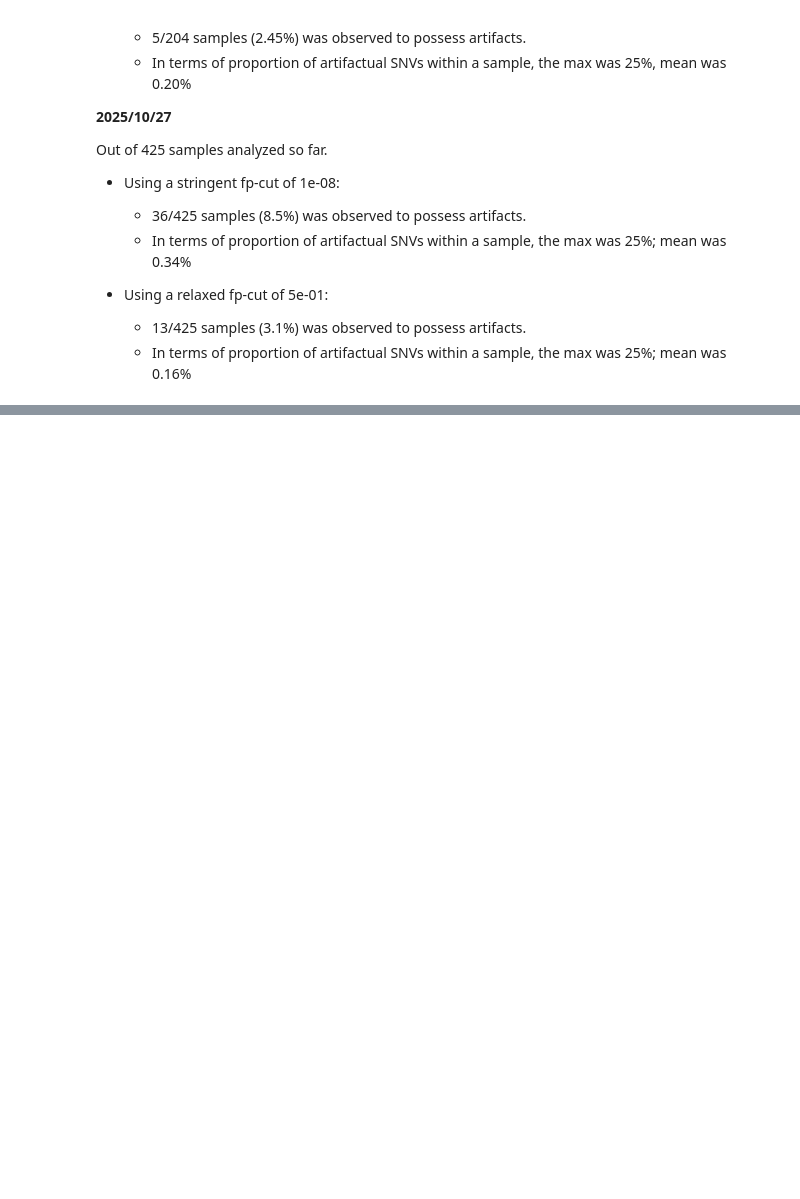
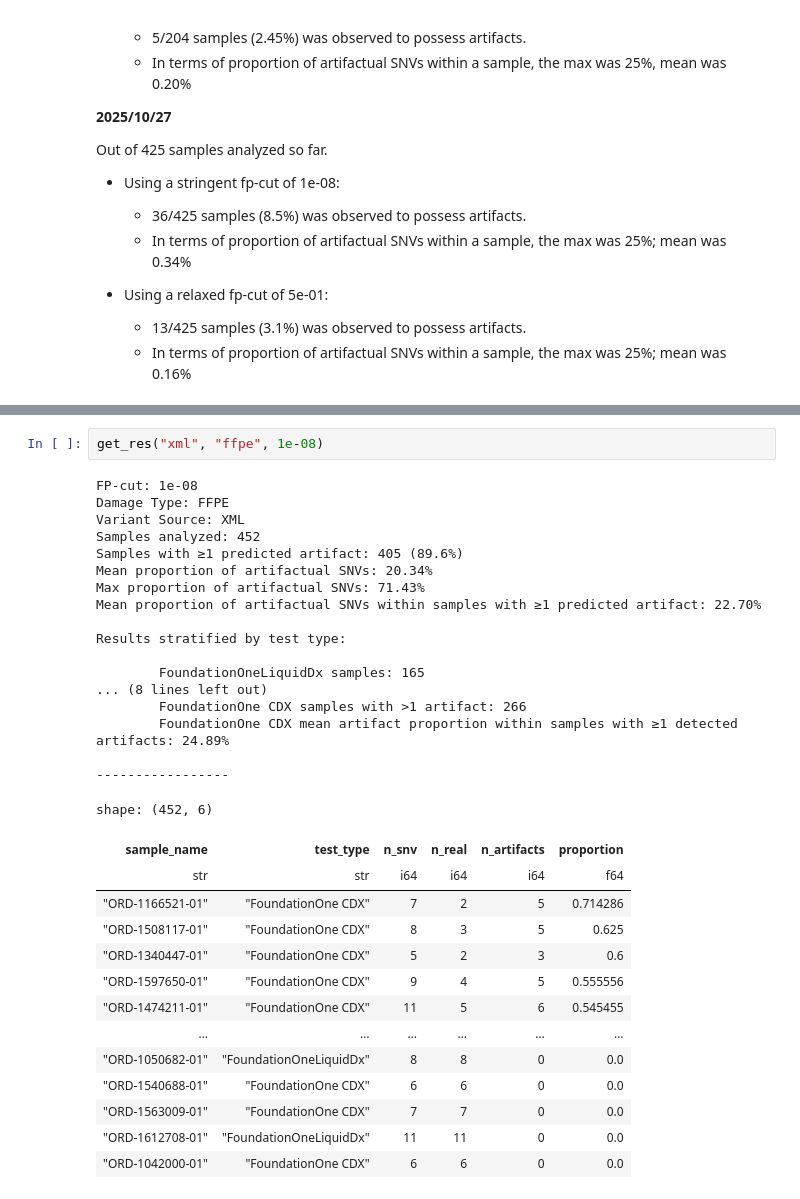
Before and after one commit to MoyukhShabon/fm-arti-stats, a Jupyter notebook: analysis/proportion.ipynb, the cells around one changed output, grey strips where cells are left out. Cells and saved outputs as stored; diff of their text form; blank space fills up the shorter version.

```diff
--- a/analysis/proportion.ipynb
+++ b/analysis/proportion.ipynb
@@ -311,0 +350,34 @@ Out of 425 samples analyzed so far.
+# %%
+get_res("xml", "ffpe", 1e-08)
+# %% [output]
+FP-cut: 1e-08
+Damage Type: FFPE
+Variant Source: XML
+Samples analyzed: 452
+Samples with ≥1 predicted artifact: 405 (89.6%)
+Mean proportion of artifactual SNVs: 20.34%
+Max proportion of artifactual SNVs: 71.43%
+Mean proportion of artifactual SNVs within samples with ≥1 predicted artifact: 22.70%
+
+Results stratified by test type:
+
+        FoundationOneLiquidDx samples: 165
+... (8 lines left out)
+        FoundationOne CDX samples with >1 artifact: 266
+        FoundationOne CDX mean artifact proportion within samples with ≥1 detected artifacts: 24.89%
+
+-----------------
+shape: (452, 6)
+| sample_name | test_type | n_snv | n_real | n_artifacts | proportion |
+| str | str | i64 | i64 | i64 | f64 |
+| "ORD-1166521-01" | "FoundationOne CDX" | 7 | 2 | 5 | 0.714286 |
+| "ORD-1508117-01" | "FoundationOne CDX" | 8 | 3 | 5 | 0.625 |
+| "ORD-1340447-01" | "FoundationOne CDX" | 5 | 2 | 3 | 0.6 |
+| "ORD-1597650-01" | "FoundationOne CDX" | 9 | 4 | 5 | 0.555556 |
+| "ORD-1474211-01" | "FoundationOne CDX" | 11 | 5 | 6 | 0.545455 |
+| … | … | … | … | … | … |
+| "ORD-1050682-01" | "FoundationOneLiquidDx" | 8 | 8 | 0 | 0.0 |
+| "ORD-1540688-01" | "FoundationOne CDX" | 6 | 6 | 0 | 0.0 |
+| "ORD-1563009-01" | "FoundationOne CDX" | 7 | 7 | 0 | 0.0 |
+| "ORD-1612708-01" | "FoundationOneLiquidDx" | 11 | 11 | 0 | 0.0 |
+| "ORD-1042000-01" | "FoundationOne CDX" | 6 | 6 | 0 | 0.0 |
```
Also changed, not shown: parts of 16 cells of this notebook, 1 other file.
